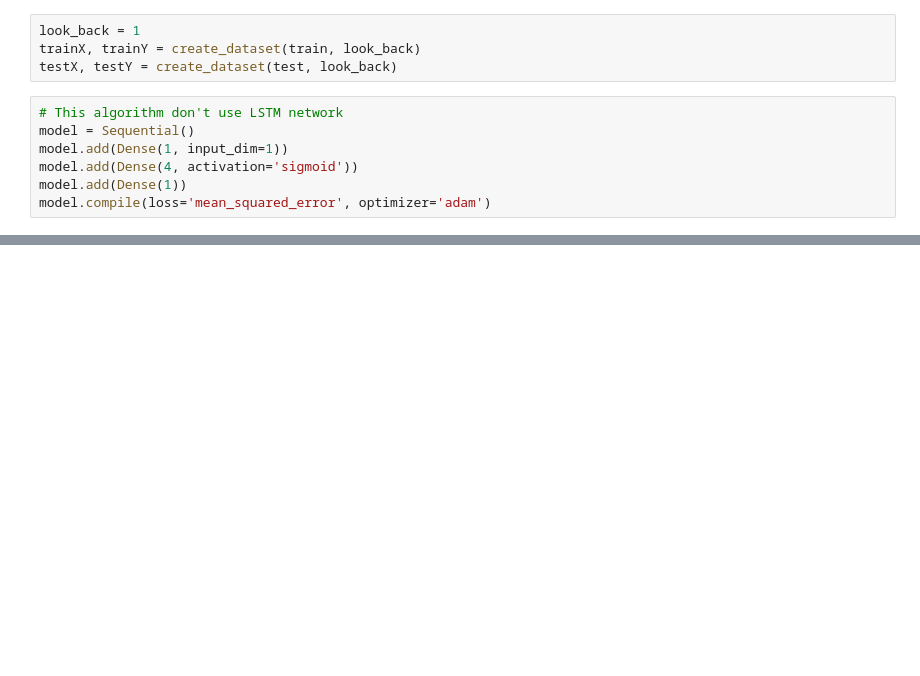
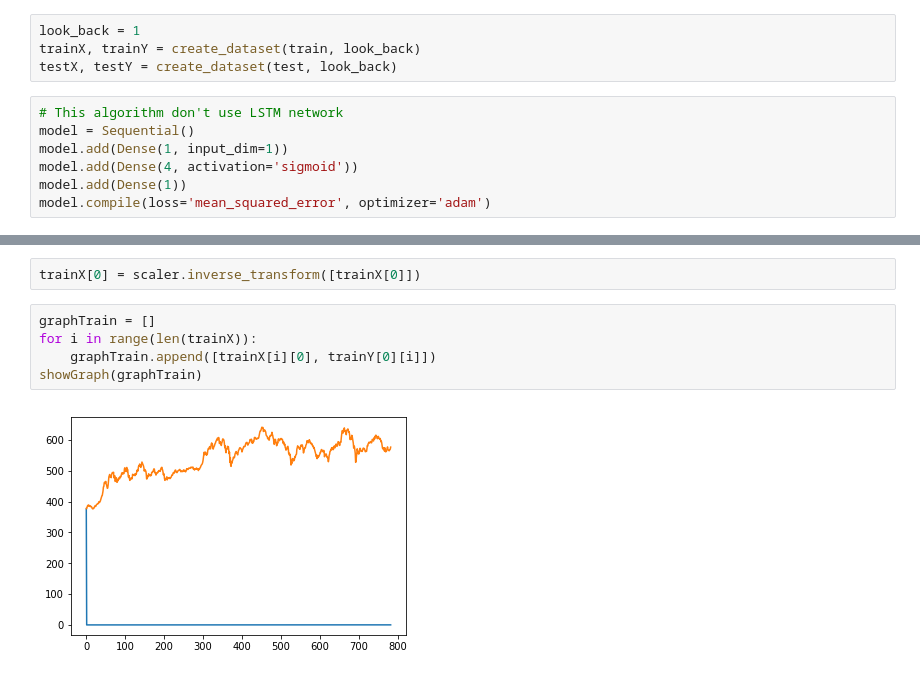
Before and after one commit to thanhdath/stock-market-prediction, a Jupyter notebook: Untitled.ipynb, the cells around one changed output, grey strips where cells are left out. Saved outputs shown, nothing was run; the diff lists cells and outputs as text; blank space fills up the shorter version.

```diff
--- a/Untitled.ipynb
+++ b/Untitled.ipynb
@@ -121,0 +121,9 @@ print(tomorrow_close_price[0])
+# %%
+trainX[0] = scaler.inverse_transform([trainX[0]])
+# %%
+graphTrain = []
+for i in range(len(trainX)):
+    graphTrain.append([trainX[i][0], trainY[0][i]])
+showGraph(graphTrain)
+# %% [output]
+[figure, added]
```
Also changed, not shown: parts of 13 cells of this notebook, 2 other files.
